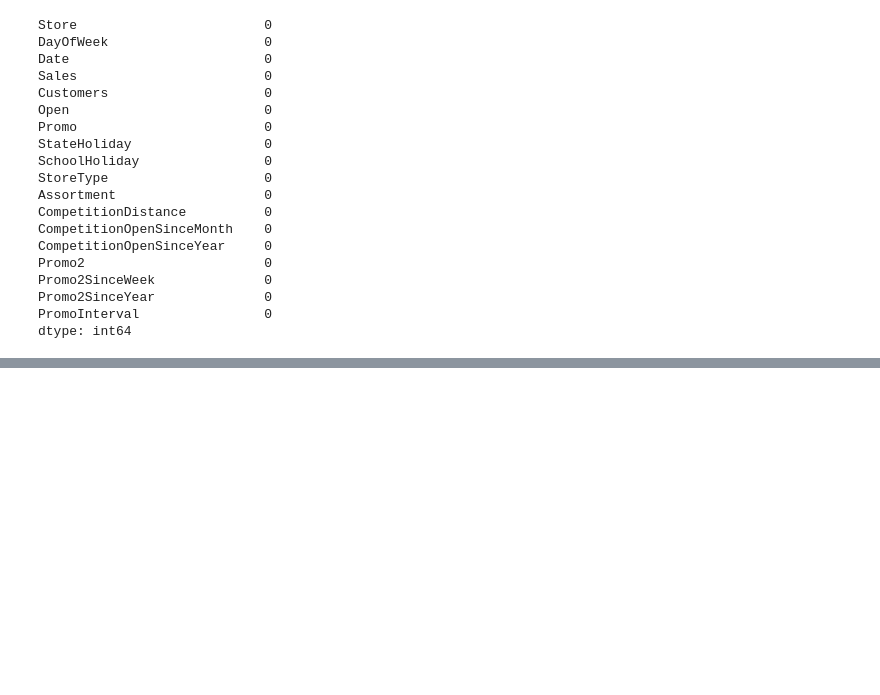
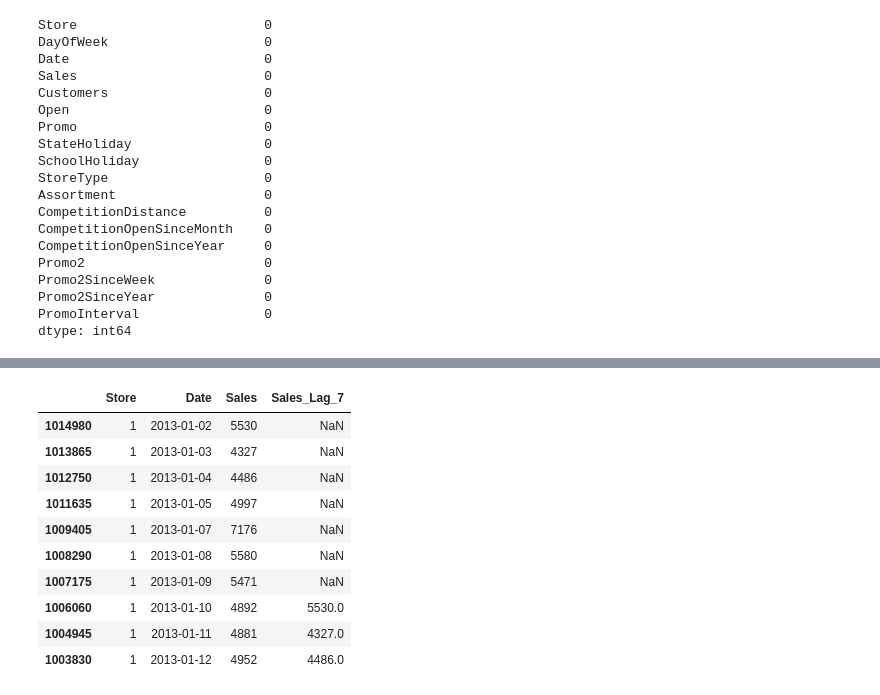
Before and after one commit to Sidhant-Jadhav/Sales_Prediction_Model, a Jupyter notebook: notebooks/exploration.ipynb, the cells around one changed output, grey strips where cells are left out. Cells and saved outputs as stored; diff of their text form; code cells hidden in the pictures; blank space fills up the shorter version.

Commit message:
Feature engineering - date parts, weekend flags, lag and rolling average features

```diff
--- a/notebooks/exploration.ipynb
+++ b/notebooks/exploration.ipynb
@@ -190,3 +190,8 @@ PromoInterval                0
 dtype: int64
 # %%
 df.to_csv('../data/processed_data/cleaned_sales_data.csv', index=False)
+# %%
+df['Year'] = df['Date'].dt.year
+df['Month'] = df['Date'].dt.month
+df['Day'] = df['Date'].dt.day
+df['WeekOfYear'] = df['Date'].dt.isocalendar().week
@@ -192,0 +207,2 @@ df.to_csv('../data/processed_data/cleaned_sales_data.csv', index=False)
+# %%
+df['IsWeekend'] = df['DayOfWeek'].isin([6, 7]).astype(int)
@@ -192,0 +220,2 @@ df.to_csv('../data/processed_data/cleaned_sales_data.csv', index=False)
+# %%
+df = df.sort_values(['Store', 'Date'])
@@ -192,0 +241,16 @@ df.to_csv('../data/processed_data/cleaned_sales_data.csv', index=False)
+# %%
+df['Sales_Lag_7'] = df.groupby('Store')['Sales'].shift(7)
+# %%
+df[['Store', 'Date', 'Sales', 'Sales_Lag_7']].head(10)
+# %% [output]
+|  | Store | Date | Sales | Sales_Lag_7 |
+| 1014980 | 1 | 2013-01-02 | 5530 | NaN |
+| 1013865 | 1 | 2013-01-03 | 4327 | NaN |
+| 1012750 | 1 | 2013-01-04 | 4486 | NaN |
+| 1011635 | 1 | 2013-01-05 | 4997 | NaN |
+| 1009405 | 1 | 2013-01-07 | 7176 | NaN |
+| 1008290 | 1 | 2013-01-08 | 5580 | NaN |
+| 1007175 | 1 | 2013-01-09 | 5471 | NaN |
+| 1006060 | 1 | 2013-01-10 | 4892 | 5530.0 |
+| 1004945 | 1 | 2013-01-11 | 4881 | 4327.0 |
+| 1003830 | 1 | 2013-01-12 | 4952 | 4486.0 |
```
Also changed, not shown: parts of 7 cells of this notebook, 1 other file.
